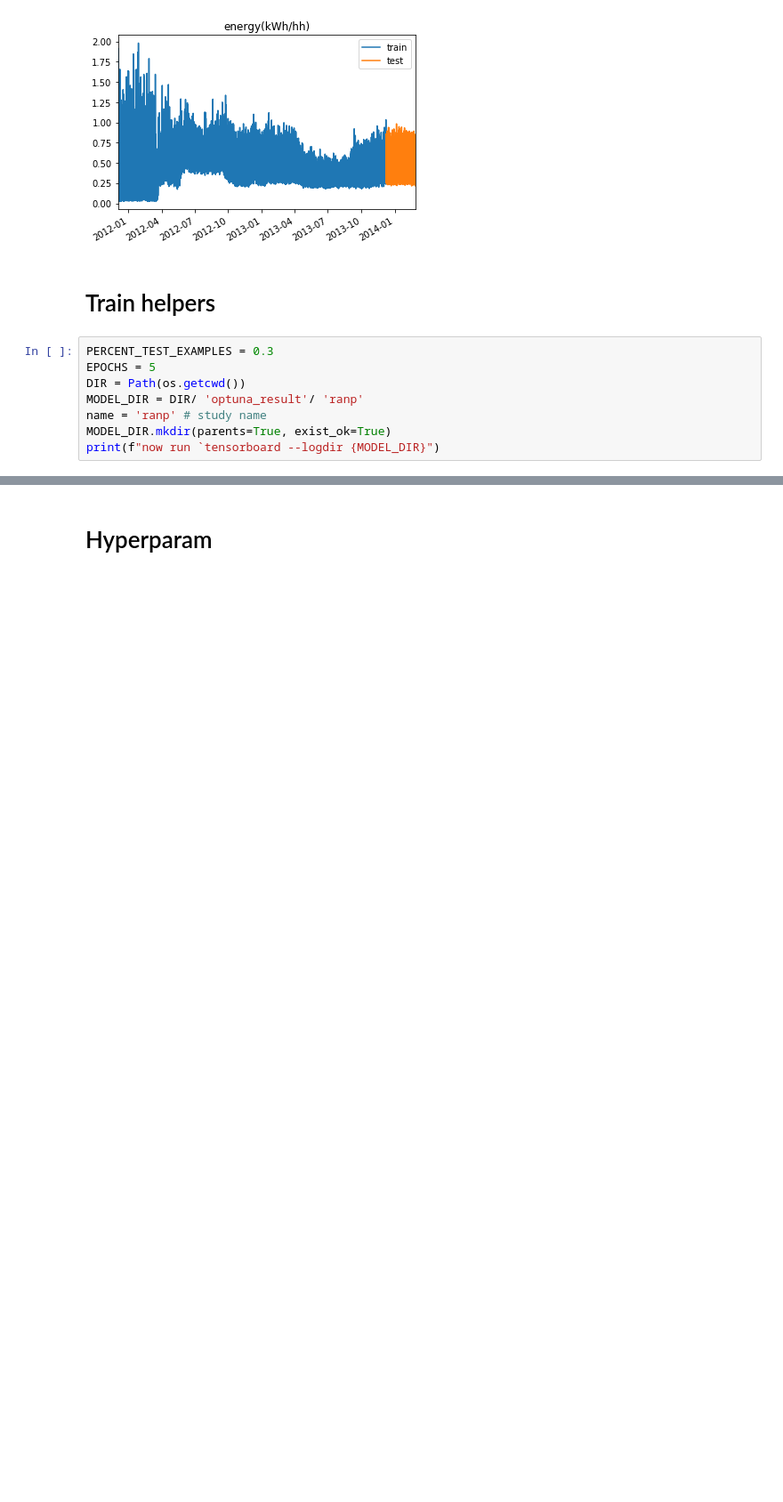
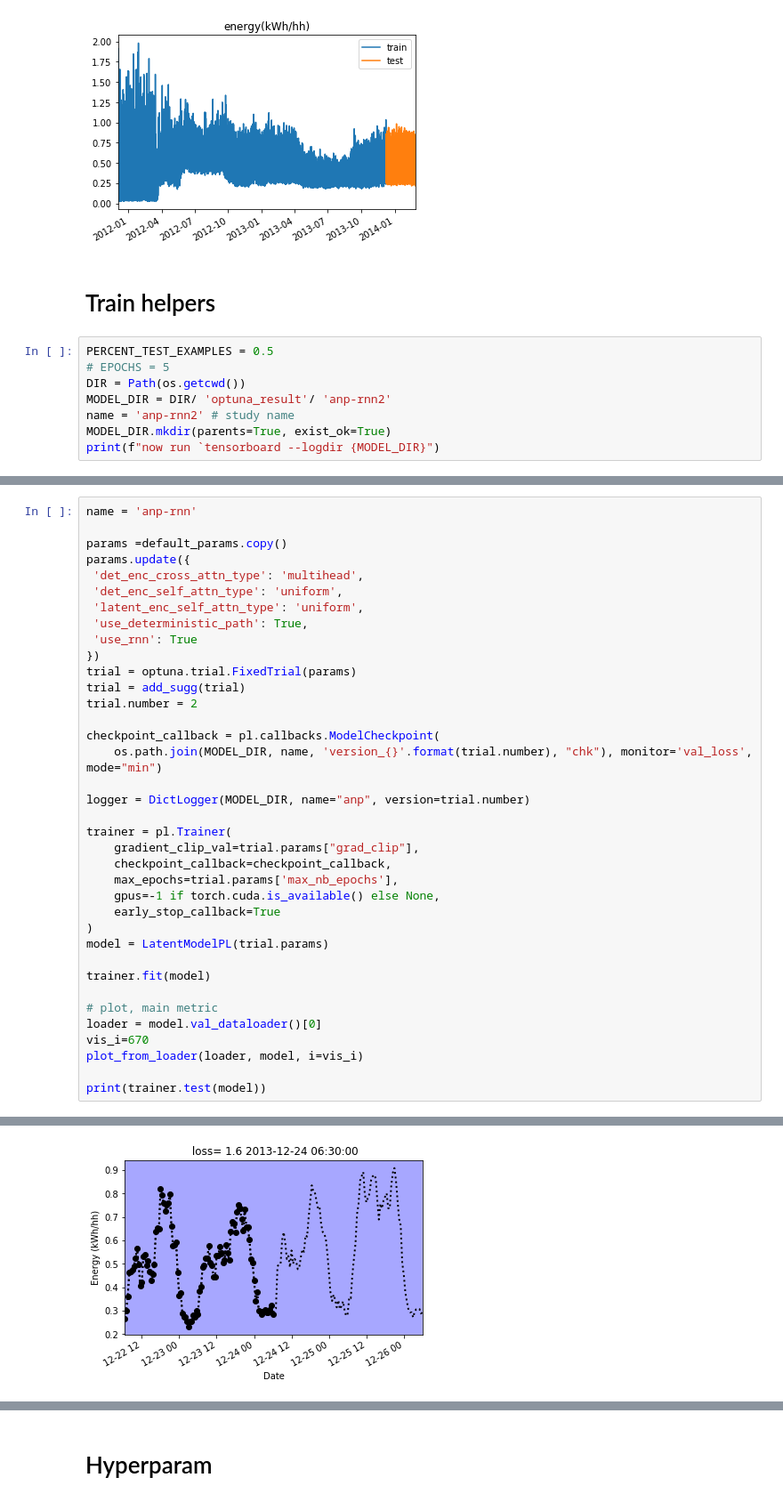
Before and after one commit to wassname/attentive-neural-processes, a Jupyter notebook: smartmeters-ANP-RNN.ipynb, the cells around one changed output, grey strips where cells are left out. Shown at 89% size. Cells and saved outputs as stored; diff of their text form; blank space fills up the shorter version.

```diff
--- a/smartmeters-ANP-RNN.ipynb
+++ b/smartmeters-ANP-RNN.ipynb
@@ -62,11 +62,11 @@ plt.legend()
 # %% [markdown]
 # Train helpers
 # %%
-PERCENT_TEST_EXAMPLES = 0.3
-EPOCHS = 5
+PERCENT_TEST_EXAMPLES = 0.5
+# EPOCHS = 5
 DIR = Path(os.getcwd())
-MODEL_DIR = DIR/ 'optuna_result'/ 'ranp'
-name = 'ranp' # study name
+MODEL_DIR = DIR/ 'optuna_result'/ 'anp-rnn2'
+name = 'anp-rnn2' # study name
 MODEL_DIR.mkdir(parents=True, exist_ok=True)
 print(f"now run `tensorboard --logdir {MODEL_DIR}")
 # %% [output]
@@ -201,0 +199,38 @@ trial.number = 1
+# %%
+name = 'anp-rnn'
+
+params =default_params.copy()
+params.update({
+ 'det_enc_cross_attn_type': 'multihead',
+ 'det_enc_self_attn_type': 'uniform',
+ 'latent_enc_self_attn_type': 'uniform',
+ 'use_deterministic_path': True,
+ 'use_rnn': True
+})
+trial = optuna.trial.FixedTrial(params)
+trial = add_sugg(trial)
+trial.number = 2
+
+checkpoint_callback = pl.callbacks.ModelCheckpoint(
+    os.path.join(MODEL_DIR, name, 'version_{}'.format(trial.number), "chk"), monitor='val_loss', mode="min")
+
+logger = DictLogger(MODEL_DIR, name="anp", version=trial.number)
+
+trainer = pl.Trainer(
+    gradient_clip_val=trial.params["grad_clip"],
+    checkpoint_callback=checkpoint_callback,
+    max_epochs=trial.params['max_nb_epochs'],
+    gpus=-1 if torch.cuda.is_available() else None,
+    early_stop_callback=True
+)
+model = LatentModelPL(trial.params)
+
+trainer.fit(model)
+
+# plot, main metric
+loader = model.val_dataloader()[0]
+vis_i=670
+plot_from_loader(loader, model, i=vis_i)
+
+print(trainer.test(model))
+# %% [output]
@@ -201,0 +254 @@ trial.number = 1
+[figure, added]
```
Also changed, not shown: parts of 18 cells of this notebook, 12 other files.
